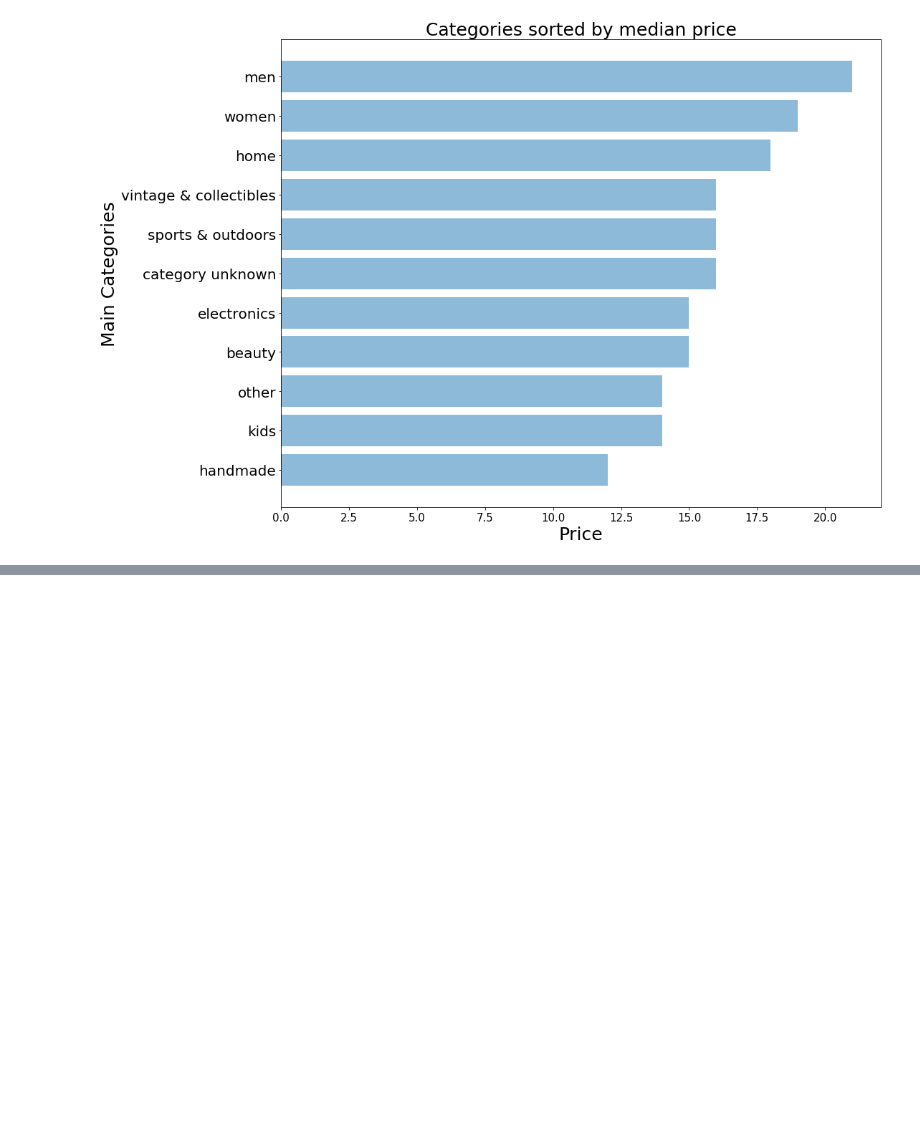
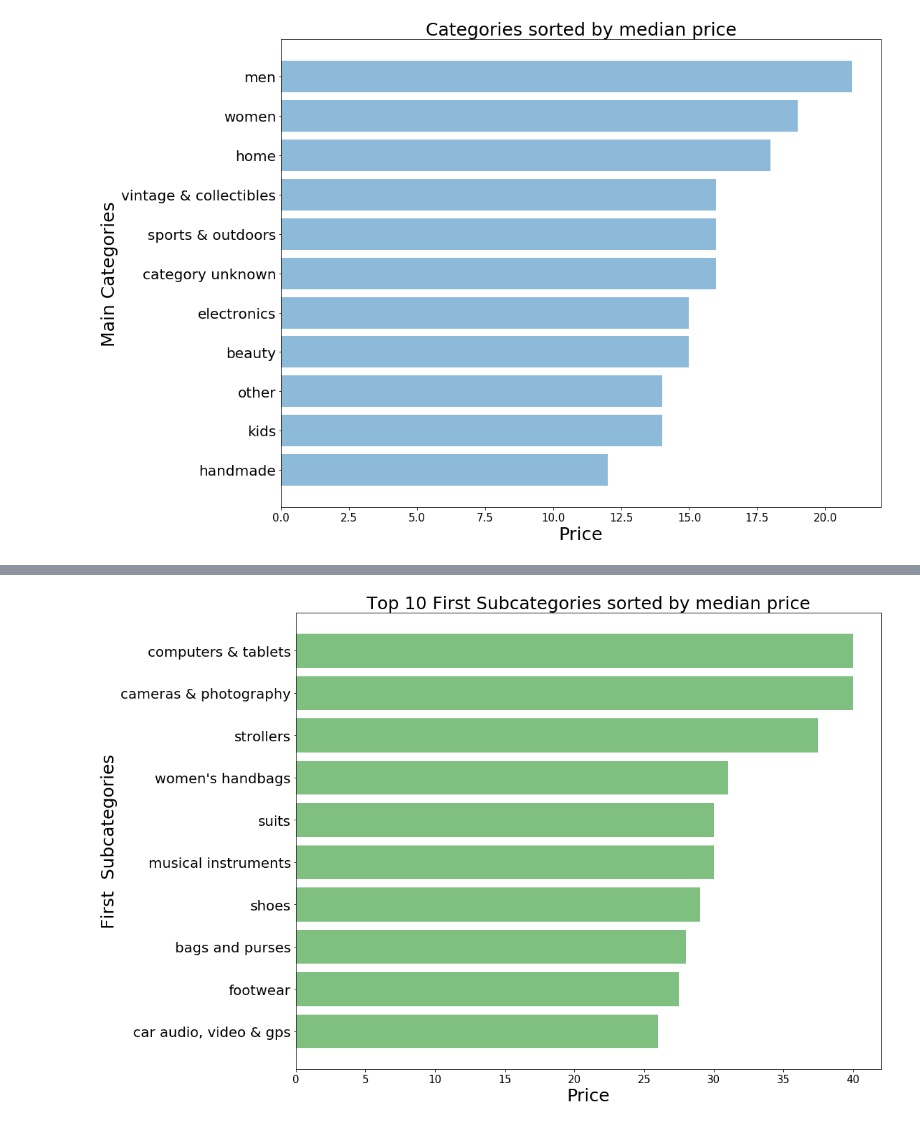
Before and after one commit to Sparrowan/Mercari-price-prediction, a Jupyter notebook: Mercari_Price_Prediction.ipynb, the cells around one changed output, grey strips where cells are left out. Drawn from its saved outputs; the diff is of its cells as text; code cells hidden in the pictures; blank space fills up the shorter version.

```diff
--- a/Mercari_Price_Prediction.ipynb
+++ b/Mercari_Price_Prediction.ipynb
@@ -376,0 +422,17 @@ plt.show()
+# %%
+subcat_1 = train.groupby('subcat_1')
+subcat_1_median = pd.DataFrame(subcat_1['price'].median())
+subcat_1_median = subcat_1_median.sort_values(ascending=True, by='price')
+subcat_1_median_top = subcat_1_median[-10:]
+subcat_1_median_bottom = subcat_1_median[0:10]
+
+plt.figure(figsize=(15,12))
+plt.barh(range(0,len(subcat_1_median_top)), subcat_1_median_top['price'], align='center', alpha=0.5, color='green')
+plt.yticks(range(0,len(subcat_1_median_top)), subcat_1_median_top.index, fontsize=20)
+plt.xticks(fontsize=15)
+plt.title('Top 10 First Subcategories sorted by median price', fontsize=25)
+plt.xlabel('Price', fontsize=25)
+plt.ylabel('First  Subcategories', fontsize=25)
+plt.show()
+# %% [output]
+[figure, added]
```
Also changed, not shown: parts of 10 cells of this notebook.
